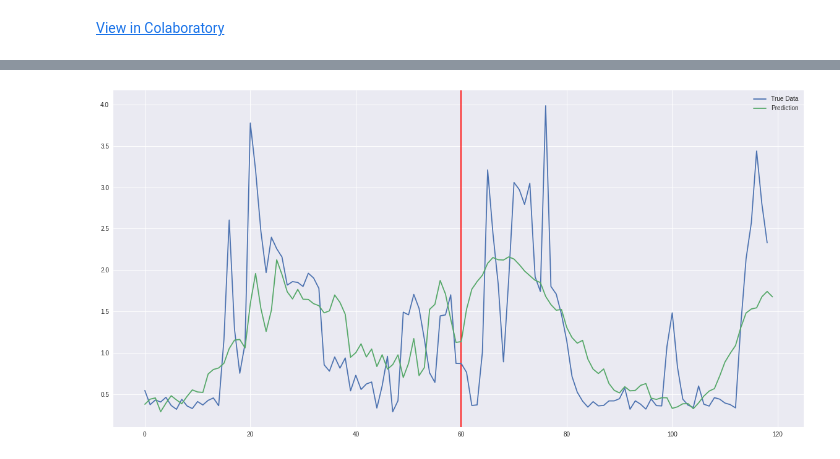
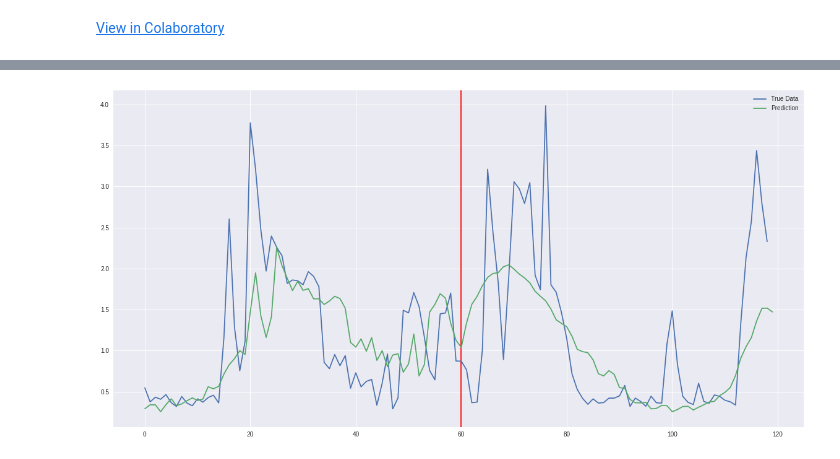
Before and after one commit to eliasbaumann/Residential-Energy-Forecasting, a Jupyter notebook: Submission_Version_Forecasting_electricity_demand.ipynb, the cells around one changed output, grey strips where cells are left out. Cells and saved outputs as stored; diff of their text form; code cells hidden in the pictures.

```diff
--- a/Submission_Version_Forecasting_electricity_demand.ipynb
+++ b/Submission_Version_Forecasting_electricity_demand.ipynb
@@ -83,7 +88,7 @@ def plot_results(predicted_data, true_data):
 
 # Plot results on training data and test data at once
 def plot_train_test(pred_train, true_train,pred_test,true_test):
-  fig = plt.figure(facecolor='white',figsize=(20,10))
+  fig = plt.figure(facecolor='white',figsize=(24,10))
   ax = fig.add_subplot(111)
   true_data = np.concatenate((true_train,true_test))
   predicted_data = np.concatenate((pred_train,pred_test))
@@ -94,7 +99,7 @@ def plot_train_test(pred_train, true_train,pred_test,true_test):
   plt.show()
 
 # Plot the RMSE error curve
-def plot_error(error_seq):
+def plot_error(error_seq,vals = []):
   fig = plt.figure(facecolor='white')
   plt.plot(np.concatenate(([None],error_seq)),label='RMSE')
   plt.legend()
@@ -526,13 +622,13 @@ Epoch 10/10
 # %%
 start = 240
 stop = 300
 
 predicted = predict_point_by_point(model, x_test[start:stop])
 
-forecasts = multistepForecast(x_test[stop:stop+(stop-start)],model,stop-start,batch_size)
+forecasts = multistepForecast(x_test[stop:stop+(stop-start)],model,stop-start,sequence_length)
 
 plot_train_test(predicted[0:stop-start],y_test[start:stop],forecasts[:,0,0],y_test[stop:stop+(stop-start)-1])
 # %% [output]
-[figure, old version]
+[figure, new version]
 # %%
 batch_size = 128
```
Also changed, not shown: parts of 36 cells of this notebook.
